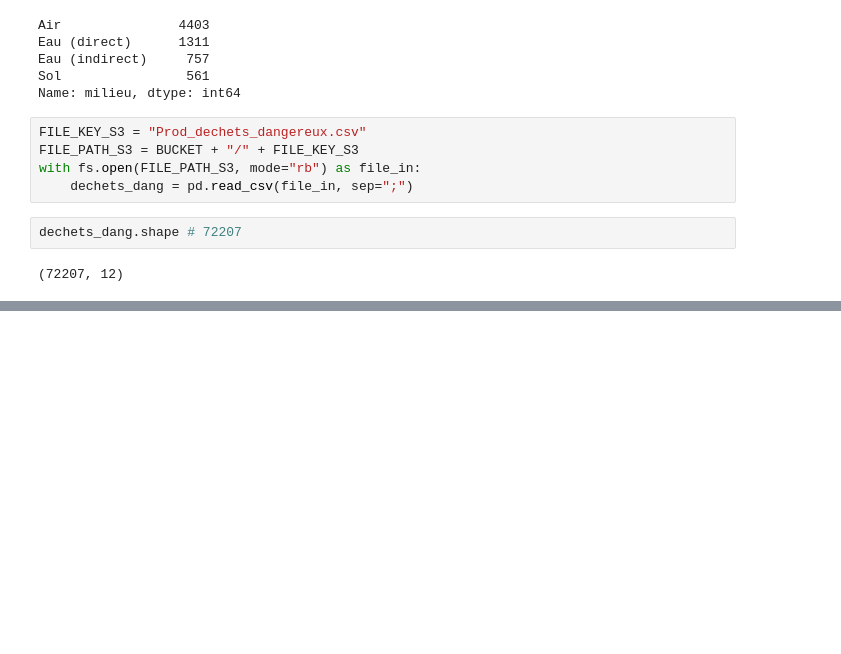
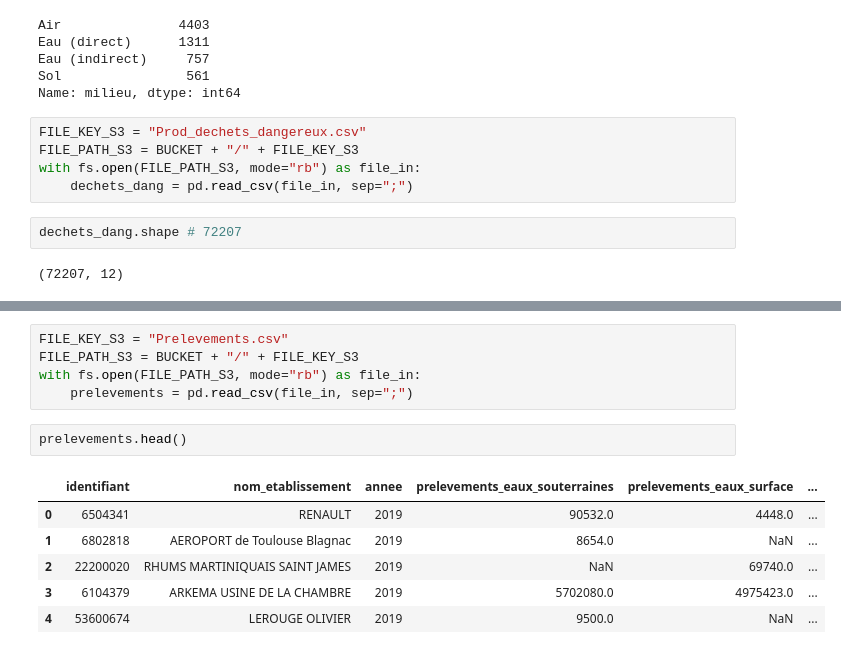
Before and after one commit to raphaeleadjerad/irep, a Jupyter notebook: exploration.ipynb, the cells around one changed output, grey strips where cells are left out. Cells and saved outputs as stored; diff of their text form; blank space fills up the shorter version.

```diff
--- a/exploration.ipynb
+++ b/exploration.ipynb
@@ -90,0 +109,14 @@ dechets_dang.head()
+# %%
+FILE_KEY_S3 = "Prelevements.csv"
+FILE_PATH_S3 = BUCKET + "/" + FILE_KEY_S3
+with fs.open(FILE_PATH_S3, mode="rb") as file_in:
+    prelevements = pd.read_csv(file_in, sep=";")
+# %%
+prelevements.head()
+# %% [output]
+|  | identifiant | nom_etablissement | annee | prelevements_eaux_souterraines | prelevements_eaux_surface | ... |
+| 0 | 6504341 | RENAULT | 2019 | 90532.0 | 4448.0 | ... |
+| 1 | 6802818 | AEROPORT de Toulouse Blagnac | 2019 | 8654.0 | NaN | ... |
+| 2 | 22200020 | RHUMS MARTINIQUAIS SAINT JAMES | 2019 | NaN | 69740.0 | ... |
+| 3 | 6104379 | ARKEMA USINE DE LA CHAMBRE | 2019 | 5702080.0 | 4975423.0 | ... |
+| 4 | 53600674 | LEROUGE OLIVIER | 2019 | 9500.0 | NaN | ... |
```
Also changed, not shown: parts of 13 cells of this notebook, 1 other file.
